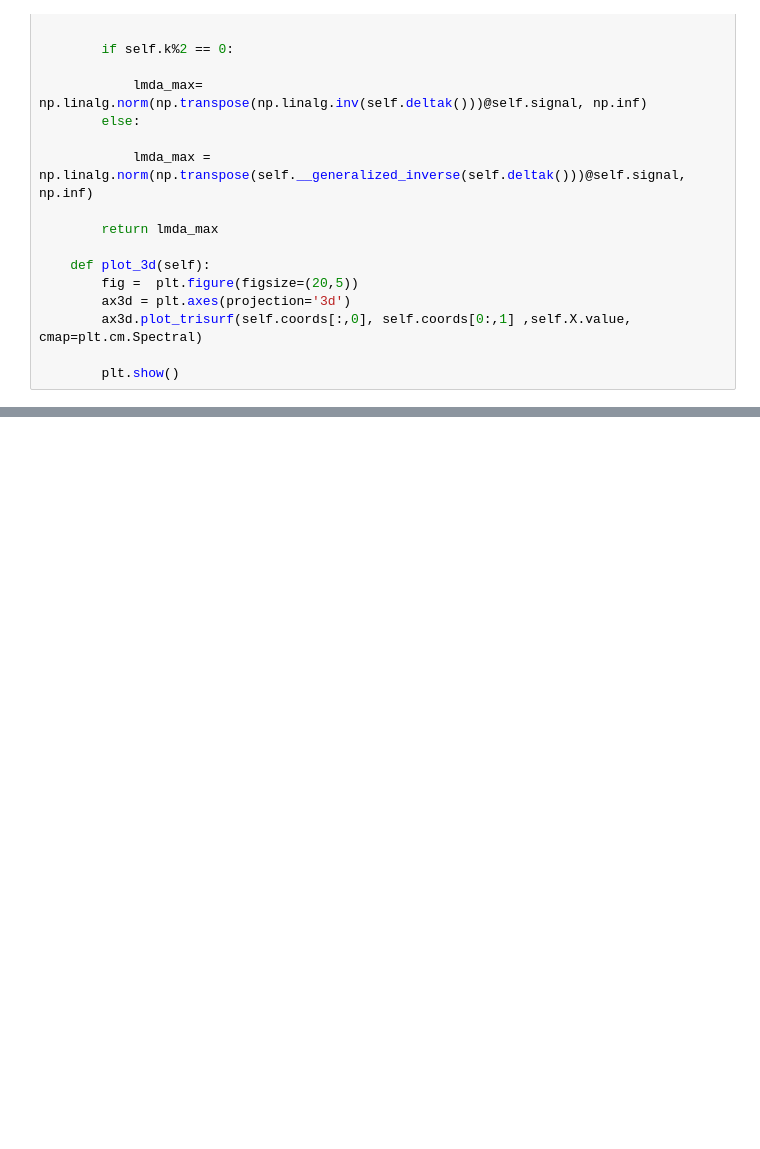
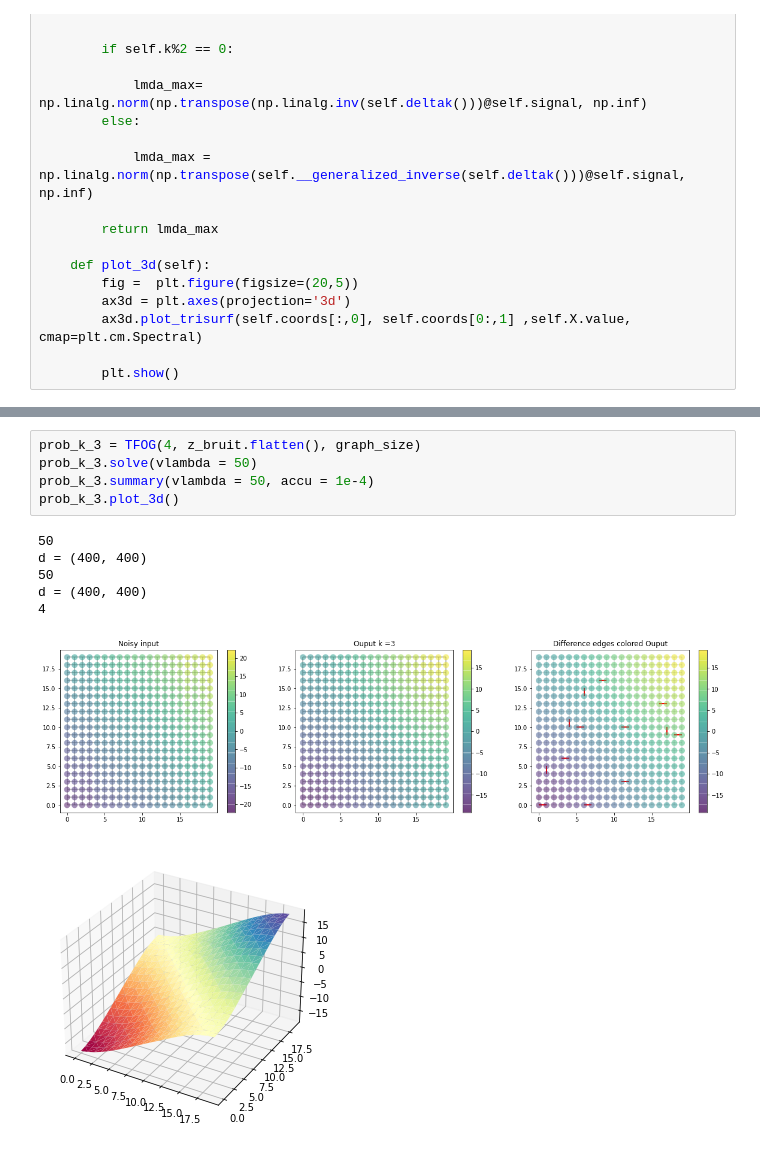
Before and after one commit to DorianJoubaud/Trend-Filtering-On-Graphs, a Jupyter notebook: Trend_Filtering_On_Graphs.ipynb, the cells around one changed output, grey strips where cells are left out. Saved outputs shown, nothing was run; the diff lists cells and outputs as text; blank space fills up the shorter version.

```diff
--- a/Trend_Filtering_On_Graphs.ipynb
+++ b/Trend_Filtering_On_Graphs.ipynb
@@ -224,0 +265,13 @@ d = (760, 400)
+# %%
+prob_k_3 = TFOG(4, z_bruit.flatten(), graph_size)
+prob_k_3.solve(vlambda = 50)
+prob_k_3.summary(vlambda = 50, accu = 1e-4)
+prob_k_3.plot_3d()
+# %% [output]
+50
+d = (400, 400)
+50
+d = (400, 400)
+4
+[figure, added]
+[figure, added]
```
Also changed, not shown: parts of 11 cells of this notebook.
